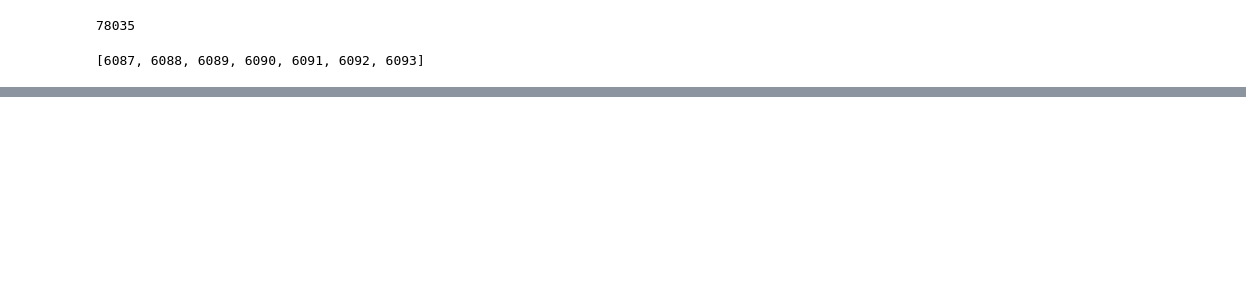
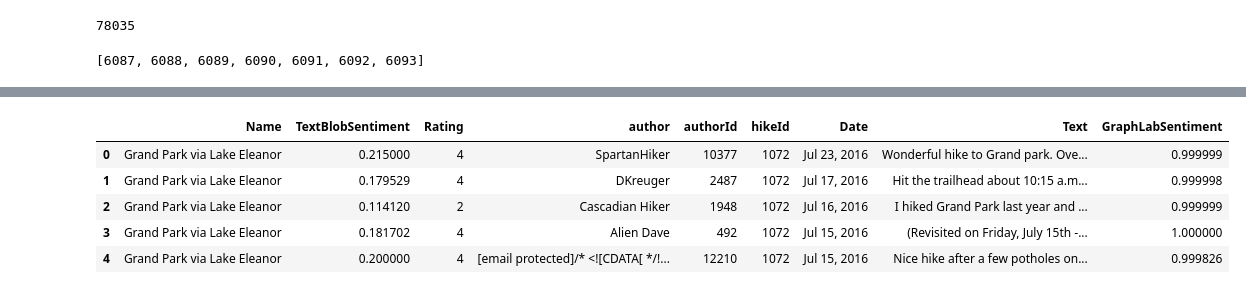
Before and after one commit to Jadetabony/wta_hikes, a Jupyter notebook: SentimentAnalysis.ipynb, the cells around one changed output, grey strips where cells are left out. Cells and saved outputs as stored; diff of their text form; code cells hidden in the pictures; blank space fills up the shorter version.

```diff
--- a/SentimentAnalysis.ipynb
+++ b/SentimentAnalysis.ipynb
@@ -142,0 +145,2 @@ df.to_csv('data/trip_reports.csv', header=True, index=False, encoding='utf-8')
+# %%
+sf = gl.SFrame(df)
@@ -142,0 +151,13 @@ df.to_csv('data/trip_reports.csv', header=True, index=False, encoding='utf-8')
+# %%
+m = gl.sentiment_analysis.create(sf, features=['Text'])
+# %%
+df['GraphLabSentiment'] = m.predict(sf)
+# %%
+df.head()
+# %% [output]
+|  | Name | TextBlobSentiment | Rating | author | authorId | hikeId | Date | Text | GraphLabSentiment |
+| 0 | Grand Park via Lake Eleanor | 0.215000 | 4 | SpartanHiker | 10377 | 1072 | Jul 23, 2016 | Wonderful hike to Grand park. Ove... | 0.999999 |
+| 1 | Grand Park via Lake Eleanor | 0.179529 | 4 | DKreuger | 2487 | 1072 | Jul 17, 2016 | Hit the trailhead about 10:15 a.m... | 0.999998 |
+| 2 | Grand Park via Lake Eleanor | 0.114120 | 2 | Cascadian Hiker | 1948 | 1072 | Jul 16, 2016 | I hiked Grand Park last year and ... | 0.999999 |
+| 3 | Grand Park via Lake Eleanor | 0.181702 | 4 | Alien Dave | 492 | 1072 | Jul 15, 2016 | (Revisited on Friday, July 15th -... | 1.000000 |
+| 4 | Grand Park via Lake Eleanor | 0.200000 | 4 | [email protected]/* <![CDATA[ */!... | 12210 | 1072 | Jul 15, 2016 | Nice hike after a few potholes on... | 0.999826 |
```
Also changed, not shown: parts of 7 cells of this notebook, 12 other files.
